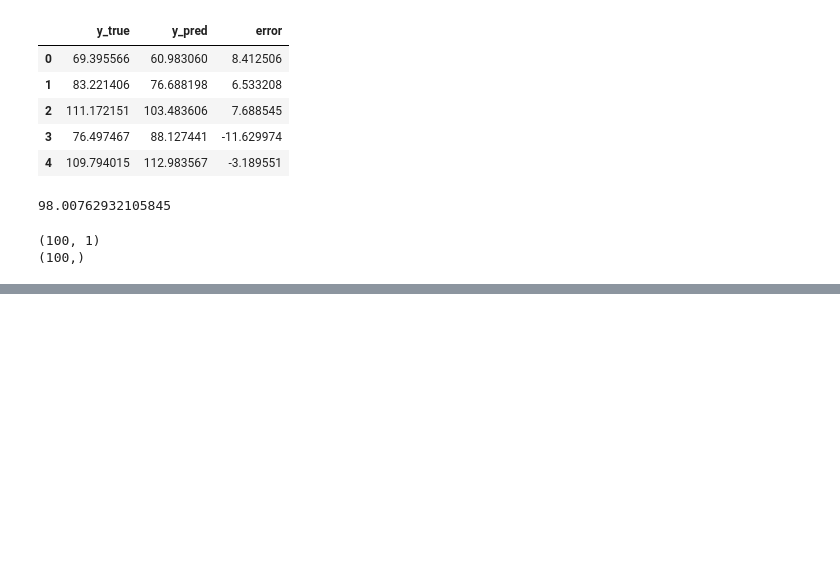
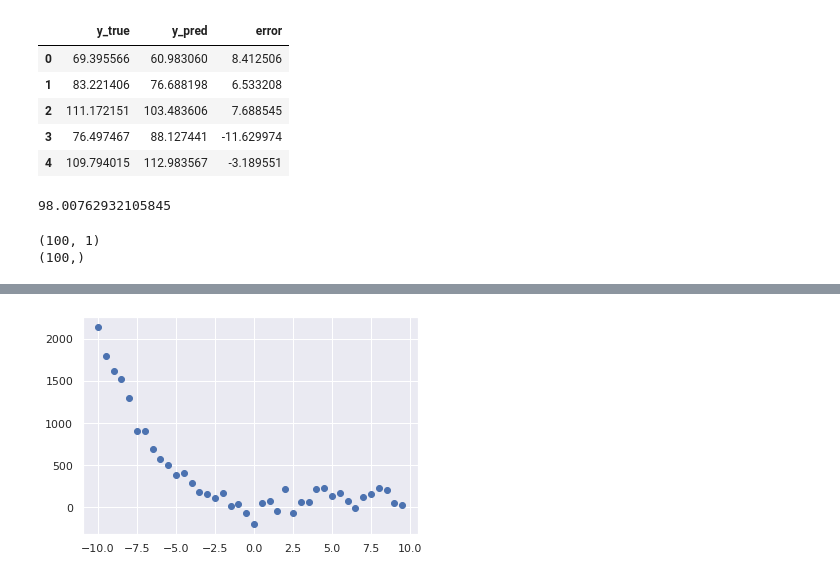
Before and after one commit to MikeRodziewicz/Udemy_ML_Bootcamp, a Jupyter notebook: scikit.ipynb, the cells around one changed output, grey strips where cells are left out. Drawn from its saved outputs; the diff is of its cells as text; code cells hidden in the pictures; blank space fills up the shorter version.

```diff
--- a/scikit.ipynb
+++ b/scikit.ipynb
@@ -260,0 +311,14 @@ print(y.shape)
+# %%
+import numpy as np
+import matplotlib.pyplot as plt
+import seaborn as sns
+sns.set()
+
+np.random.seed(0)
+X = np.arange(-10, 10, 0.5)
+noise = 80 * np.random.randn(40)
+y = -X**3 + 10*X**2 + 3 + noise
+X = X.reshape(40, 1)
+_ = plt.scatter(X, y)
+# %% [output]
+[figure, added]
```
Also changed, not shown: parts of 16 cells of this notebook.
